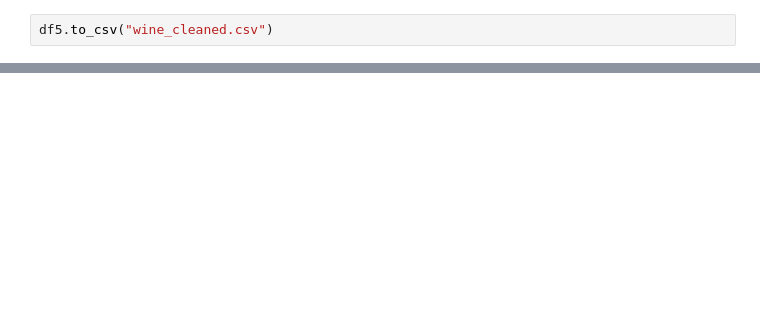
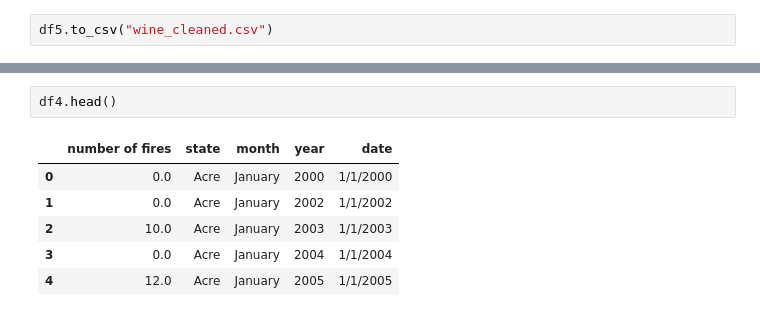
Before and after one commit to dpkasahu/numpy, a Jupyter notebook: Data_Cleaning.ipynb, the cells around one changed output, grey strips where cells are left out. Drawn from its saved outputs; the diff is of its cells as text; blank space fills up the shorter version.

```diff
--- a/Data_Cleaning.ipynb
+++ b/Data_Cleaning.ipynb
@@ -746,0 +649,9 @@ df5.to_csv("wine_cleaned.csv")
+# %%
+df4.head()
+# %% [output]
+|  | number of fires | state | month | year | date |
+| 0 | 0.0 | Acre | January | 2000 | 1/1/2000 |
+| 1 | 0.0 | Acre | January | 2002 | 1/1/2002 |
+| 2 | 10.0 | Acre | January | 2003 | 1/1/2003 |
+| 3 | 0.0 | Acre | January | 2004 | 1/1/2004 |
+| 4 | 12.0 | Acre | January | 2005 | 1/1/2005 |
```
Also changed, not shown: parts of 14 cells of this notebook.
